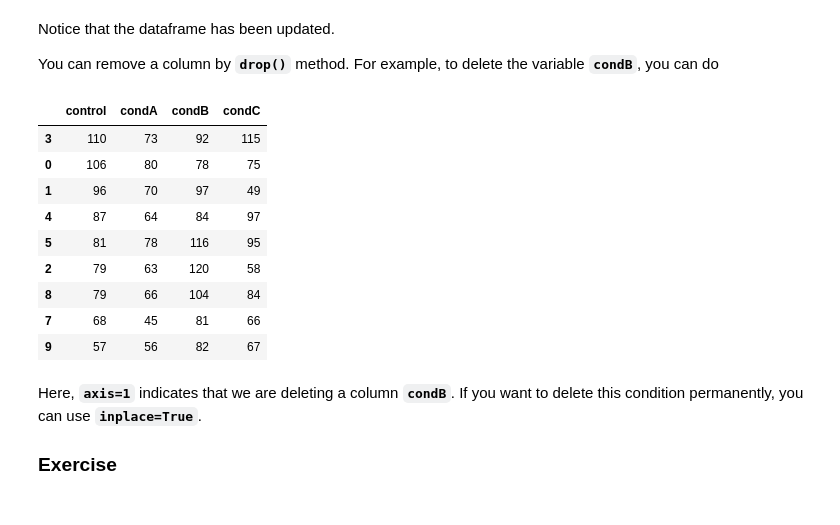
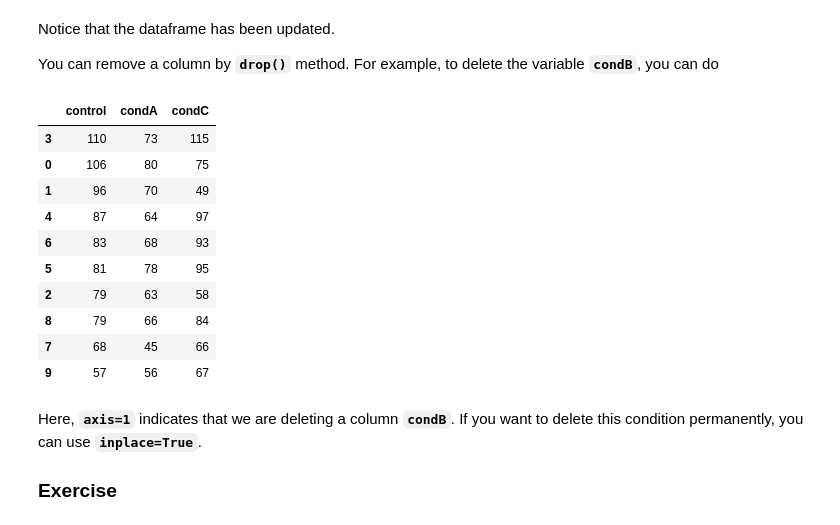
Before and after one commit to sathayas/JupyterPythonFall2019, a Jupyter notebook: Pandas.ipynb, the cells around one changed output. Drawn from its saved outputs; the diff is of its cells as text; code cells hidden in the pictures.

Commit message:
Drop example reverted back to the original

```diff
--- a/Pandas.ipynb
+++ b/Pandas.ipynb
@@ -243,18 +243,19 @@ Notice that the dataframe has been updated.
 
 You can remove a column by **`drop()`** method. For example, to delete the variable **`condB`**, you can do
 # %%
-expData.drop(6, axis=0)
+expData.drop('condB', axis=1)
 # %% [output]
-|  | control | condA | condB | condC |
-| 3 | 110 | 73 | 92 | 115 |
-| 0 | 106 | 80 | 78 | 75 |
-| 1 | 96 | 70 | 97 | 49 |
-| 4 | 87 | 64 | 84 | 97 |
-| 5 | 81 | 78 | 116 | 95 |
-| 2 | 79 | 63 | 120 | 58 |
-| 8 | 79 | 66 | 104 | 84 |
-| 7 | 68 | 45 | 81 | 66 |
-| 9 | 57 | 56 | 82 | 67 |
+|  | control | condA | condC |
+| 3 | 110 | 73 | 115 |
+| 0 | 106 | 80 | 75 |
+| 1 | 96 | 70 | 49 |
+| 4 | 87 | 64 | 97 |
+| 6 | 83 | 68 | 93 |
+| 5 | 81 | 78 | 95 |
+| 2 | 79 | 63 | 58 |
+| 8 | 79 | 66 | 84 |
+| 7 | 68 | 45 | 66 |
+| 9 | 57 | 56 | 67 |
 # %% [markdown]
 Here, **`axis=1`** indicates that we are deleting a column **`condB`**. If you want to delete this condition permanently, you can use **`inplace=True`**.
 
```
